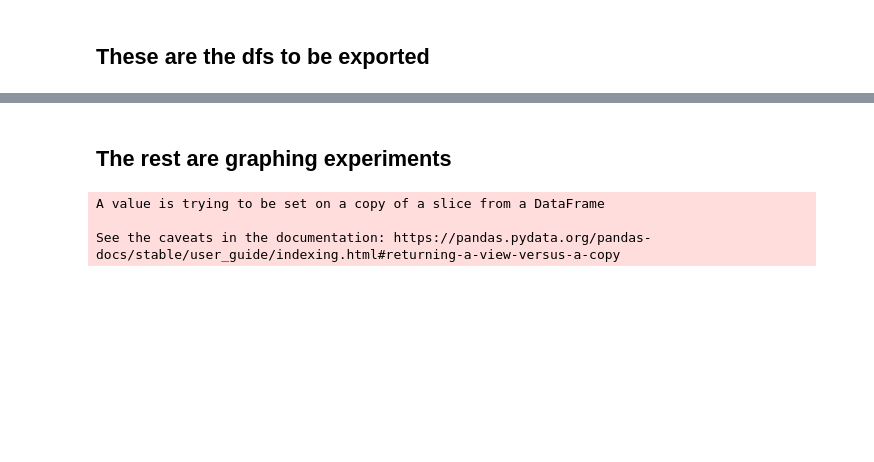
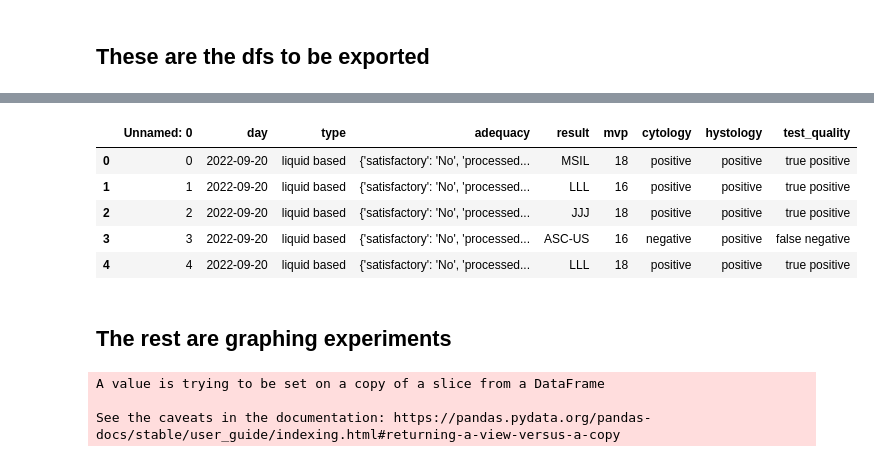
Before and after one commit to mathmax-team/USCAP_Thyroid, a Jupyter notebook: test_notebook.ipynb, the cells around one changed output, grey strips where cells are left out. Drawn from its saved outputs; the diff is of its cells as text; code cells hidden in the pictures; blank space fills up the shorter version.

```diff
--- a/test_notebook.ipynb
+++ b/test_notebook.ipynb
@@ -111,3 +130,14 @@ test_df.to_csv('test_dataframe_Camilo.csv')
+# %%
+old_test_df=pd.read_csv("test_dataframe_Camilo.csv")
+# %%
+old_test_df.head()
+# %% [output]
+|  | Unnamed: 0 | day | type | adequacy | result | mvp | cytology | hystology | test_quality |
+| 0 | 0 | 2022-09-20 | liquid based | {'satisfactory': 'No', 'processed... | MSIL | 18 | positive | positive | true positive |
+| 1 | 1 | 2022-09-20 | liquid based | {'satisfactory': 'No', 'processed... | LLL | 16 | positive | positive | true positive |
+| 2 | 2 | 2022-09-20 | liquid based | {'satisfactory': 'No', 'processed... | JJJ | 18 | positive | positive | true positive |
+| 3 | 3 | 2022-09-20 | liquid based | {'satisfactory': 'No', 'processed... | ASC-US | 16 | negative | positive | false negative |
+| 4 | 4 | 2022-09-20 | liquid based | {'satisfactory': 'No', 'processed... | LLL | 18 | positive | positive | true positive |
 # %% [markdown]
 ## The rest are graphing experiments
 # %%
```
Also changed, not shown: parts of 6 cells of this notebook, 8 other files.
